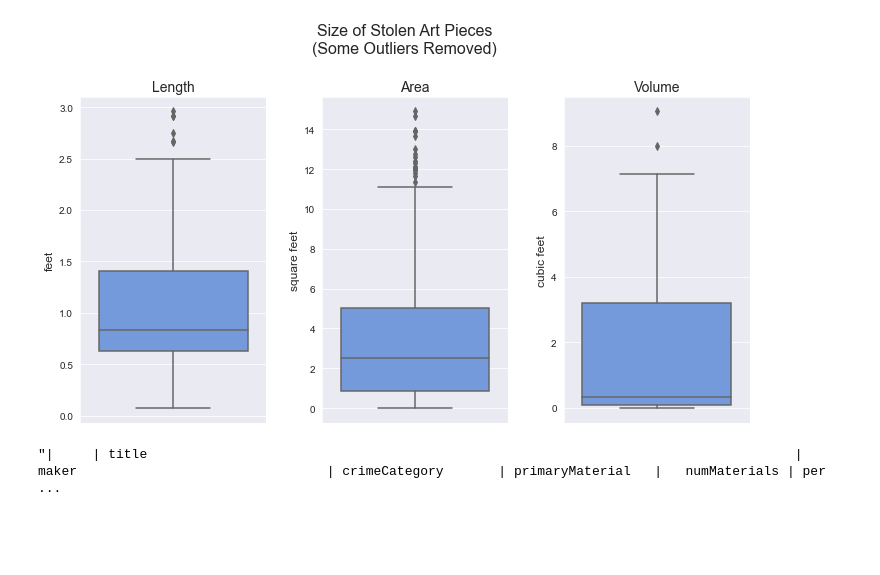
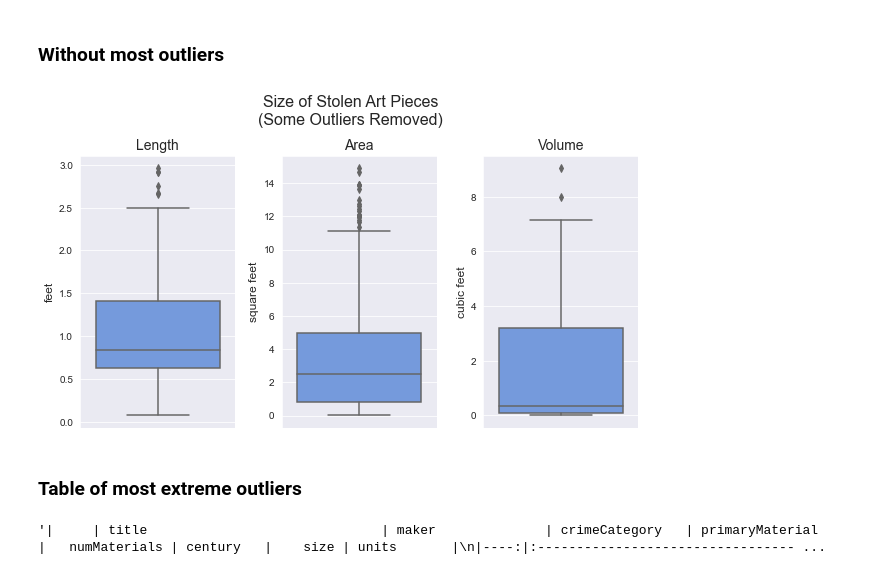
Before and after one commit to emwight/artscraper, a Jupyter notebook: eda.ipynb, the cells around one changed output. Cells and saved outputs as stored; diff of their text form; code cells hidden in the pictures; blank space fills up the shorter version.

```diff
--- a/eda.ipynb
+++ b/eda.ipynb
@@ -55,35 +59,15 @@ plt.show()
-# %%
-# Distribution of size of pieces
-sns.set_style("darkgrid")
-
-# Create two subplots for the regression and lowess lines
-fig, axes = plt.subplots(1,3)
-fig.set(figwidth=12, figheight=6)
-
-# first plot: lm; second plot: lowess
-# made it a different shade of blue because why not haha
-sns.boxplot(data=thievery[(thievery['units'] == "feet") & (thievery['size'] < 3)], y='size', ax=axes[0], color="cornflowerblue")
-sns.boxplot(data=thievery[(thievery['units'] == "square feet") & (thievery['size'] < 15)], y='size', ax=axes[1], color="cornflowerblue")
-sns.boxplot(data=thievery[(thievery['units'] == "cubic feet") & (thievery['size'] < 10)], y='size', ax=axes[2], color="cornflowerblue")
-
-# set titles of axes
-fig.suptitle('Size of Stolen Art Pieces\n(Some Outliers Removed)', fontsize='16', y=1.05)
-axes[0].set_title('Length', fontsize='14')
-axes[1].set_title('Area', fontsize='14')
-axes[2].set_title('Volume', fontsize='14')
-axes[0].set_ylabel('feet', fontsize='12')
-axes[1].set_ylabel('square feet', fontsize='12')
-axes[2].set_ylabel('cubic feet', fontsize='12')
-
-# put more horizontal space between plots
-fig.subplots_adjust(wspace=0.3)
-plt.show()
-
-# deal with outliers - fill, etc.
-# %% [output]
-[figure, removed]
+# %% [markdown]
+### Without most outliers
+# %%
+# same process as before, just with some outliers removed
+sizeplot([one[one < 3], two[two < 15], three[three < 10]],
+'Size of Stolen Art Pieces\n(Some Outliers Removed)', "cornflowerblue", 1.05)
+# %% [output]
+[figure, added]
+# %% [markdown]
+### Table of most extreme outliers
 # %%
-outliers = thievery[((thievery['units'] == 'feet') & (thievery['size'] > 3)) | ((thievery['units'] == 'square feet') & (thievery['size'] > 15)) | ((thievery['units'] == 'cubic feet') & (thievery['size'] > 10))].sort_values(by=['units','size'])
+outliers = thievery[((thievery['units'] == 'feet') & (thievery['size'] > 5)) | ((thievery['units'] == 'square feet') & (thievery['size'] > 40)) | ((thievery['units'] == 'cubic feet') & (thievery['size'] > 40))].sort_values(by=['units','size'])
 outliers.to_markdown()
 # %% [output]
-"|     | title                                                                                   | maker                                | crimeCategory       | primaryMaterial   |   numMaterials | per ...
+'|     | title                              | maker              | crimeCategory   | primaryMaterial   |   numMaterials | century   |    size | units       |\n|----:|:--------------------------------- ...
```
Also changed, not shown: parts of 13 cells of this notebook, 8 other files.
